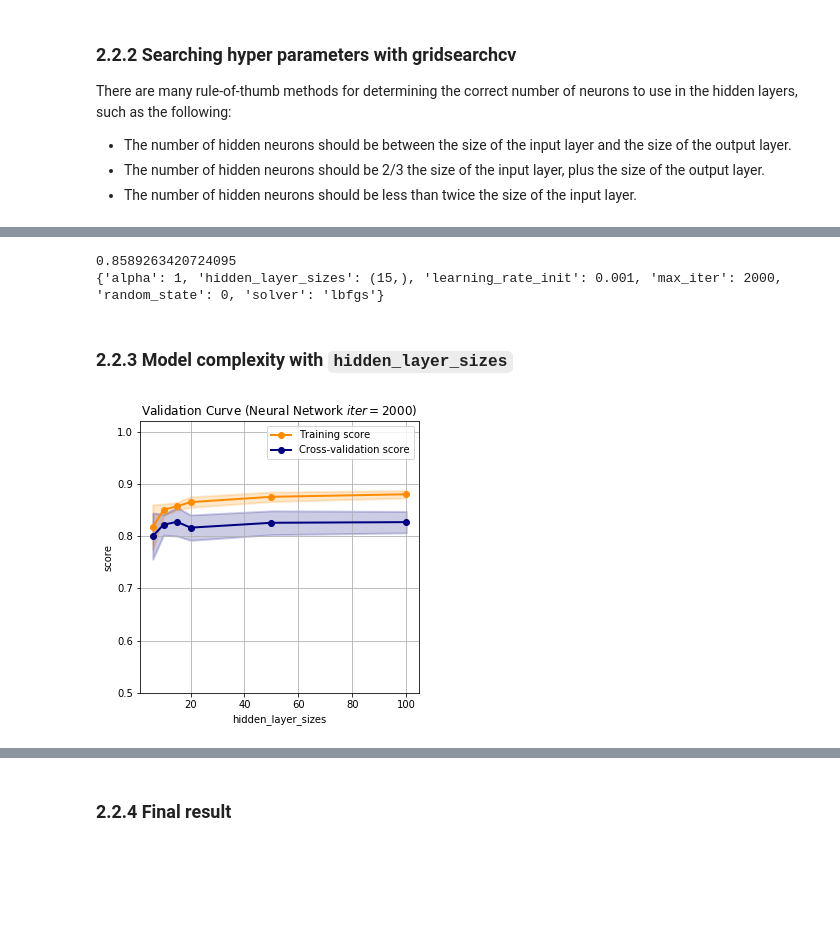
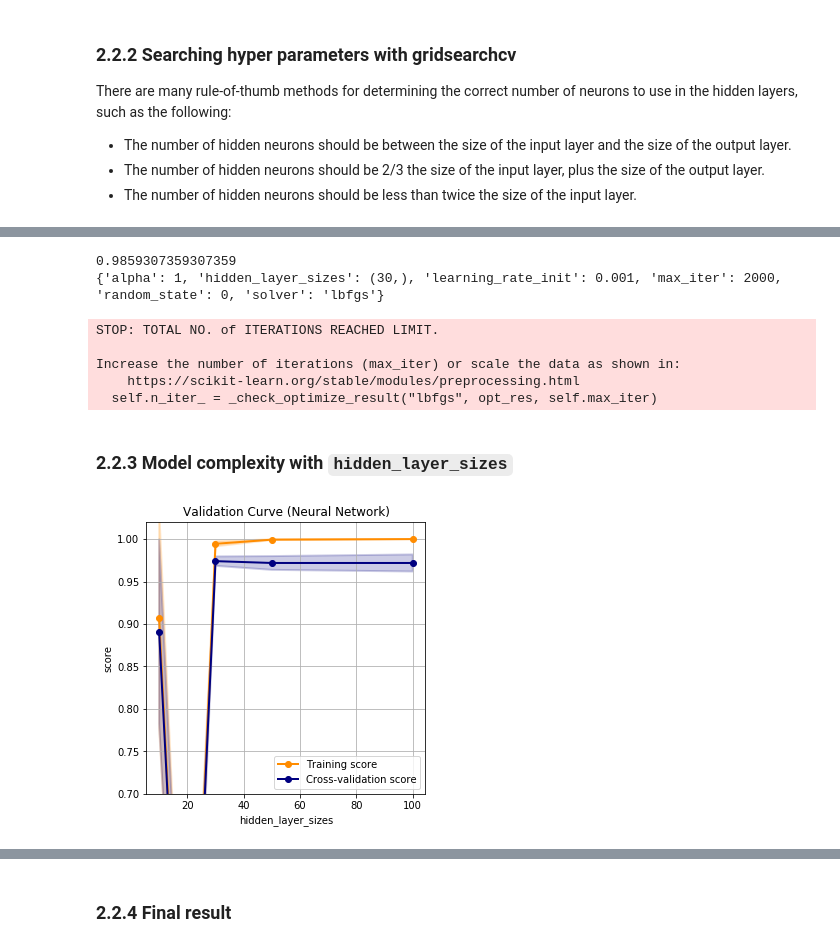
Before and after one commit to shileiphys/CS7641, a Jupyter notebook: HW1-b.ipynb, the cells around one changed output, grey strips where cells are left out. Drawn from its saved outputs; the diff is of its cells as text; code cells hidden in the pictures; blank space fills up the shorter version.

```diff
--- a/HW1-b.ipynb
+++ b/HW1-b.ipynb
@@ -559,14 +601,14 @@ ax = plot_validation_curve(param_range, train_mean_std, test_mean_std,
 # %% [markdown]
 ### 2.1.4 Final result
 # %%
-dt_clf = DecisionTreeClassifier(random_state=0, max_depth=10, ccp_alpha=0.005)
+dt_clf = DecisionTreeClassifier(random_state=0, max_depth=20, ccp_alpha=0.009)
 # %%
 ## plot learning curve
 fig, axes = plt.subplots(1, 1, figsize=(5, 5))
 title = r"Learning Curves (Decision Tree)"
 
 cv = ShuffleSplit(n_splits=10, test_size=0.2, random_state=0)
-plot_learning_curve(dt_clf, title, X, y, axes=[axes], ylim=(0.5, 1.02),
+plot_learning_curve(dt_clf, title, X, y, axes=[axes], ylim=(0.7, 1.02),
                     cv=cv, n_jobs=-1)
 
 plt.show()
@@ -635,32 +684,38 @@ input layer:  7
 # %%
-cv = ShuffleSplit(n_splits=10, test_size=0.2, random_state=0)
-parameters = {'solver': ['lbfgs','adam'],
-              'max_iter': [200, 1000, 2000],
-              'alpha': [0.001, 0.01, 1, 10],
-              'learning_rate_init': [0.001, 0.01],
-              'hidden_layer_sizes': [(6,), (7,), (10,), (15,)],
+# cv = ShuffleSplit(n_splits=5, test_size=0.2, random_state=0)
+cv = 5
+
+parameters = {'solver': ['lbfgs'],
+              'max_iter': [500, 2000],
+              'alpha': [0.01, 0.1, 1, 10, 20],
+              'hidden_layer_sizes': [(10,), (20,), (30,), (50,), (100,)],
               'random_state': [0]
              }
-clf = GridSearchCV(MLPClassifier(random_state=0), parameters, cv=cv, n_jobs=-1)
+clf = GridSearchCV(MLPClassifier(random_state=0), parameters, cv=cv, scoring='accuracy', n_jobs=-1)
 
 clf.fit(X_train, y_train)
 
 print(clf.score(X_train, y_train))
 print(clf.best_params_)
 # %% [output]
-0.8589263420724095
-{'alpha': 1, 'hidden_layer_sizes': (15,), 'learning_rate_init': 0.001, 'max_iter': 2000, 'random_state': 0, 'solver': 'lbfgs'}
+0.9859307359307359
+{'alpha': 1, 'hidden_layer_sizes': (30,), 'learning_rate_init': 0.001, 'max_iter': 2000, 'random_state': 0, 'solver': 'lbfgs'}
+STOP: TOTAL NO. of ITERATIONS REACHED LIMIT.
+
+Increase the number of iterations (max_iter) or scale the data as shown in:
+    https://scikit-learn.org/stable/modules/preprocessing.html
+  self.n_iter_ = _check_optimize_result("lbfgs", opt_res, self.max_iter)
 # %% [markdown]
 ### 2.2.3 Model complexity with `hidden_layer_sizes`
 # %%
-cv = ShuffleSplit(n_splits=10, test_size=0.2, random_state=0)
+# cv = ShuffleSplit(n_splits=10, test_size=0.2, random_state=0)
+cv = 5
 
 nn_clf = MLPClassifier(activation='relu', solver='lbfgs', alpha=1,
-                       max_iter=2000, learning_rate_init=0.001,
-                       random_state=0)
+                       max_iter=2000, random_state=0)
 
 # param_range = [(6,4), (6,4,3), (15,10), (15,10,5)]
-param_range = [(6,), (10,), (15,), (20,), (50,), (100,)]
+param_range = [(10,), (20,), (30,), (50,), (100,)]
 train_scores, test_scores = validation_curve(nn_clf, X_train, y_train,
             param_name="hidden_layer_sizes", param_range=param_range,
             cv=cv, scoring="accuracy", n_jobs=-1)
@@ -675,9 +730,10 @@ test_mean_std  = [test_scores_mean, test_scores_std]
 # %%
 ## plot validation curve with hidden_layer_sizes
 xlabel = "hidden_layer_sizes"
-title  = "Validation Curve (Neural Network $iter=2000$)"
+title  = "Validation Curve (Neural Network)"
 
-ax = plot_validation_curve([x for (x,) in param_range], train_mean_std, test_mean_std,
-                           title=title, ylim=(0.5, 1.02), xlabel=xlabel)
+hiden_layers = [x for (x,) in param_range]
+ax = plot_validation_curve(hiden_layers, train_mean_std, test_mean_std,
+                           title=title, ylim=(0.7, 1.02), xlabel=xlabel)
 # %% [output]
-[figure, old version]
+[figure, new version]
```
Also changed, not shown: parts of 77 cells of this notebook.
